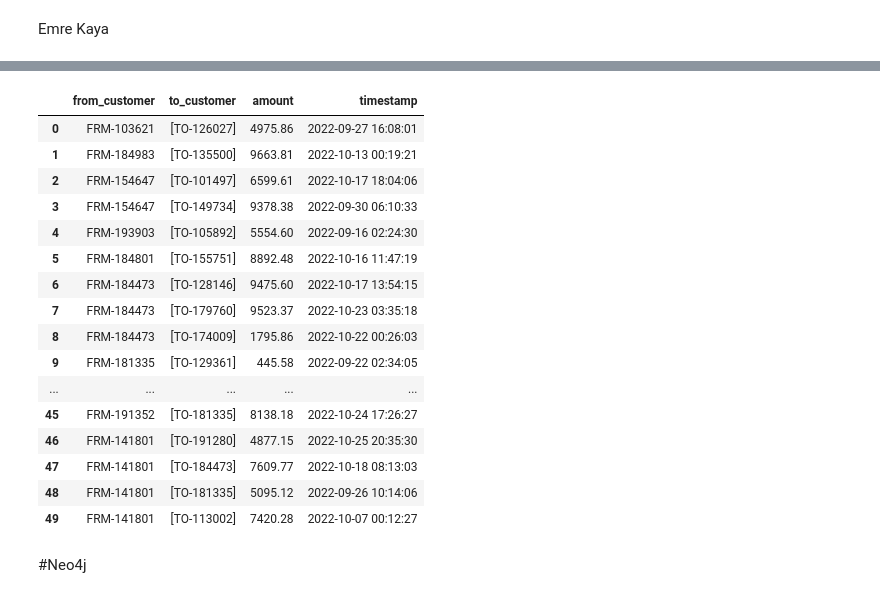
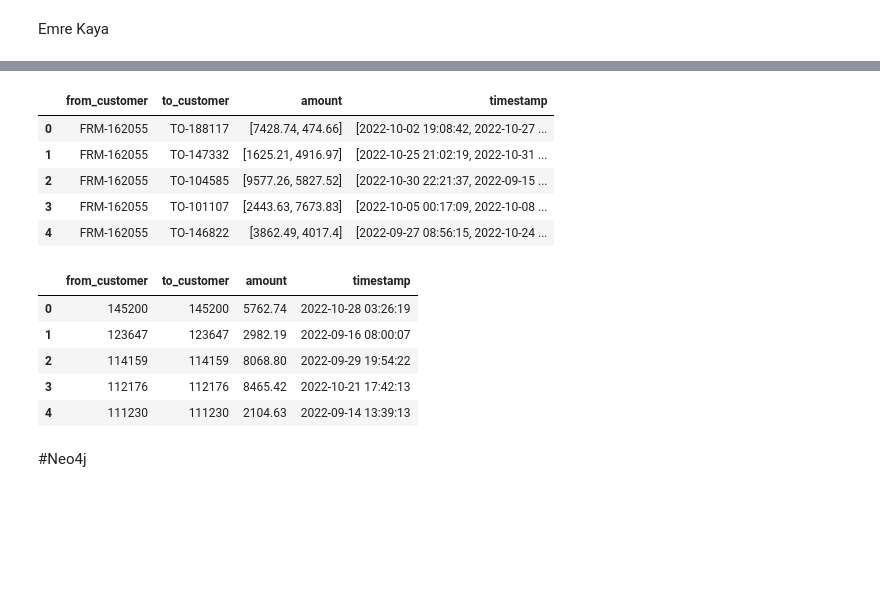
Before and after one commit to EmreKaya2000/Neo4j_Fakedata, a Jupyter notebook: fake_data.ipynb, the cells around one changed output, grey strips where cells are left out. Cells and saved outputs as stored; diff of their text form; code cells hidden in the pictures; blank space fills up the shorter version.

```diff
--- a/fake_data.ipynb
+++ b/fake_data.ipynb
@@ -233,31 +146,28 @@ len(new_to_customer)
 amount=list(df["amount"]) # df de ki amount u listeye dönüştürüyorum
 timestamp=list(df["timestamp"]) #df de ki timestamp u listeye dönüştürüyorum
+# %%
+xyz= defaultdict(list)
+# %%
+# listeleri yeni data frame aktarıyorum
+xyz['from_customer']=new_from_customer
+xyz['to_customer']=new_to_customer
+# %%
+for i in range(loop):
+    fake_amaount=[fake.pyfloat(right_digits=2,positive=True,min_value=2.00,max_value=10000.00),fake.pyfloat(right_digits=2,positive=True,min_value=2.00,max_value=10000.00)]
+    xyz['amount'].append(fake_amaount)
+    fake_amaount=[fake.date_time_ad(start_datetime=datetime.datetime(2022,9,14)),fake.date_time_ad(start_datetime=datetime.datetime(2022,9,14))]
+    xyz['timestamp'].append(fake_amaount)
 # %%
-new_data_frame=pd.DataFrame() # yeni data frame oluşturuyorum
+new_data_frame=pd.DataFrame(xyz) # yeni data frame oluşturuyorum
 
-# listeleri yeni data frame aktarıyorum
-new_data_frame['from_customer']=new_from_customer
-new_data_frame['to_customer']=new_to_customer
-new_data_frame['amount']=amount
 
-new_data_frame['timestamp']=timestamp
+new_data_frame=new_data_frame[['from_customer','to_customer','amount','timestamp']]
 # %%
-new_data_frame
+new_data_frame.head()
 # %% [output]
 |  | from_customer | to_customer | amount | timestamp |
-| 0 | FRM-103621 | [TO-126027] | 4975.86 | 2022-09-27 16:08:01 |
-| 1 | FRM-184983 | [TO-135500] | 9663.81 | 2022-10-13 00:19:21 |
-| 2 | FRM-154647 | [TO-101497] | 6599.61 | 2022-10-17 18:04:06 |
-| 3 | FRM-154647 | [TO-149734] | 9378.38 | 2022-09-30 06:10:33 |
-| 4 | FRM-193903 | [TO-105892] | 5554.60 | 2022-09-16 02:24:30 |
-| 5 | FRM-184801 | [TO-155751] | 8892.48 | 2022-10-16 11:47:19 |
-| 6 | FRM-184473 | [TO-128146] | 9475.60 | 2022-10-17 13:54:15 |
-| 7 | FRM-184473 | [TO-179760] | 9523.37 | 2022-10-23 03:35:18 |
-| 8 | FRM-184473 | [TO-174009] | 1795.86 | 2022-10-22 00:26:03 |
-| 9 | FRM-181335 | [TO-129361] | 445.58 | 2022-09-22 02:34:05 |
-| ... | ... | ... | ... | ... |
-| 45 | FRM-191352 | [TO-181335] | 8138.18 | 2022-10-24 17:26:27 |
-| 46 | FRM-141801 | [TO-191280] | 4877.15 | 2022-10-25 20:35:30 |
-| 47 | FRM-141801 | [TO-184473] | 7609.77 | 2022-10-18 08:13:03 |
-| 48 | FRM-141801 | [TO-181335] | 5095.12 | 2022-09-26 10:14:06 |
-| 49 | FRM-141801 | [TO-113002] | 7420.28 | 2022-10-07 00:12:27 |
+| 0 | FRM-162055 | TO-188117 | [7428.74, 474.66] | [2022-10-02 19:08:42, 2022-10-27 ... |
+| 1 | FRM-162055 | TO-147332 | [1625.21, 4916.97] | [2022-10-25 21:02:19, 2022-10-31 ... |
+| 2 | FRM-162055 | TO-104585 | [9577.26, 5827.52] | [2022-10-30 22:21:37, 2022-09-15 ... |
+| 3 | FRM-162055 | TO-101107 | [2443.63, 7673.83] | [2022-10-05 00:17:09, 2022-10-08 ... |
+| 4 | FRM-162055 | TO-146822 | [3862.49, 4017.4] | [2022-09-27 08:56:15, 2022-10-24 ... |
@@ -263,0 +190,9 @@ new_data_frame
+# %%
+jdf.head()
+# %% [output]
+|  | from_customer | to_customer | amount | timestamp |
+| 0 | 145200 | 145200 | 5762.74 | 2022-10-28 03:26:19 |
+| 1 | 123647 | 123647 | 2982.19 | 2022-09-16 08:00:07 |
+| 2 | 114159 | 114159 | 8068.80 | 2022-09-29 19:54:22 |
+| 3 | 112176 | 112176 | 8465.42 | 2022-10-21 17:42:13 |
+| 4 | 111230 | 111230 | 2104.63 | 2022-09-14 13:39:13 |
```
Also changed, not shown: parts of 23 cells of this notebook, 1 other file.
